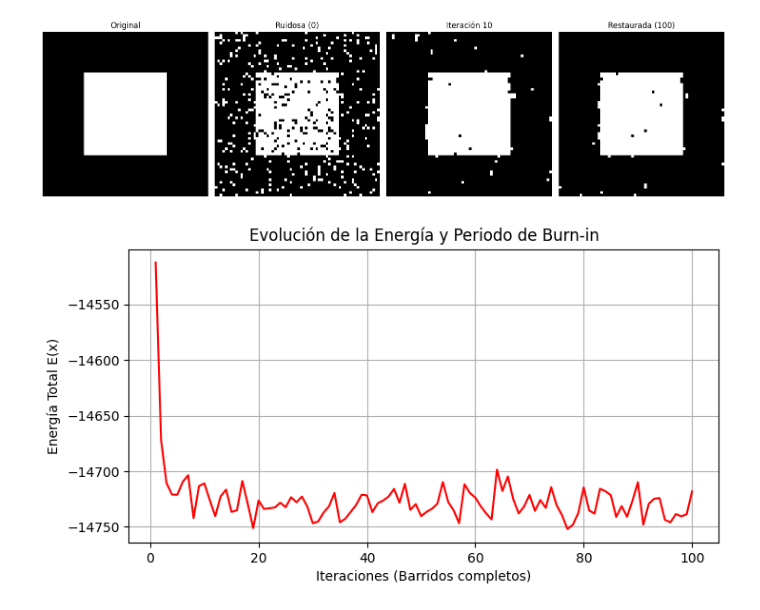
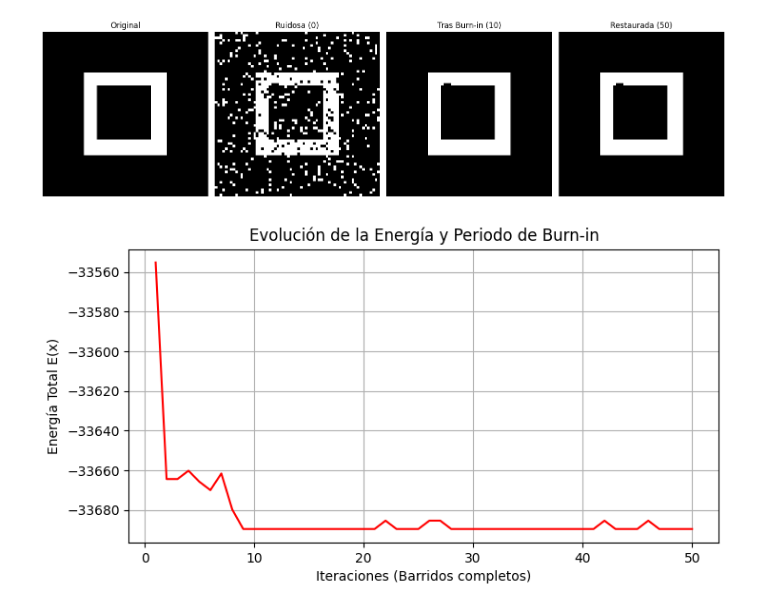
Before and after one commit to mateoveega/MCMC-MonteCarlo-TFG, a Jupyter notebook: CH_3/RADIOGRAPHY_GIBBS.ipynb, the cells around one changed output. Cells and saved outputs as stored; diff of their text form; code cells hidden in the pictures.

```diff
--- a/CH_3/RADIOGRAPHY_GIBBS.ipynb
+++ b/CH_3/RADIOGRAPHY_GIBBS.ipynb
@@ -8,10 +8,10 @@ from scipy.special import expit  # Función sigmoide (1 / (1 + exp(-x)))
 # CONFIGURACION DEL EXPERIMENTO
 
 N = 64              # Tamaño de la imagen (N x N)
-beta = 1.0          # Fuerza de interacción (suavidad)
-eta = 2.1           # Fidelidad a los datos ruidosos
+beta = 3.5          # Fuerza de interacción (suavidad)
+eta = 2.1          # Fidelidad a los datos ruidosos
 prob_ruido = 0.1    # 10% de ruido "sal y pimienta"
-iteraciones = 100
+iteraciones = 50
 # %%
 def calcular_energia(x, y, beta, eta):
     """Calcula el Hamiltoniano E(x) del sistema."""
@@ -31,14 +31,13 @@ np.random.seed(3)
 # Creamos un patrón simple (cuadrado central)
 x_true = -np.ones((N, N))
 x_true[N//4:3*N//4, N//4:3*N//4] = 1
+x_true[N//3:2*N//3, N//3:2*N//3] = -1
 
 # Aplicamos ruido "sal y pimienta": invertimos signo aleatoriamente
 y = x_true.copy()
 mascara_ruido = np.random.random((N, N)) < prob_ruido
 y[mascara_ruido] *= -1
 # %%
-# MUESTREADOR DE GIBBS
-
 np.random.seed(3)
 
 x_current = y.copy()  # Inicialización en la imagen ruidosa
@@ -49,14 +48,14 @@ for t in range(1, iteraciones + 1):
     # Barrido píxel a píxel
     for i in range(N):
         for j in range(N):
-            # Suma de vecinos inmediatos (N(i))
+            # Suma de vecinos
             vecinos = 0
             if i > 0: vecinos += x_current[i-1, j]
             if i < N-1: vecinos += x_current[i+1, j]
             if j > 0: vecinos += x_current[i, j-1]
             if j < N-1: vecinos += x_current[i, j+1]
 
-            # Cálculo de la probabilidad condicional (sigmoide)
+            # Cálculo de la probabilidad condicional
             p1 = expit(2 * beta * vecinos + 2 * eta * y[i, j])
 
             # Actualización del estado
@@ -65,36 +64,33 @@ for t in range(1, iteraciones + 1):
     # Registro de energía y capturas
     energias.append(calcular_energia(x_current, y, beta, eta))
 
-    if t in [10, 100]:
+    if t in [10, iteraciones]:
         capturas[t] = x_current.copy()
 # %%
-# VISUALIZACION DE RESULTADOS
-
-# Original y Restauración
 fig, axes = plt.subplots(1, 4, figsize=(15, 5))
-titulos = ["Original", "Ruidosa (0)", "Iteración 10", "Restaurada (100)"]
-imagenes = [x_true, capturas[0], capturas[10], capturas[100]]
+titulos = ["Original", "Ruidosa (0)", "Tras Burn-in (10)", "Restaurada (50)"]
+imagenes = [x_true, capturas[0], capturas[10], capturas[iteraciones]]
 
 for ax, img, tit in zip(axes, imagenes, titulos):
     ax.imshow(img, cmap='gray')
     ax.set_title(tit)
     ax.axis('off')
 plt.tight_layout()
 plt.savefig("RESTAURACION.pdf")
 plt.show()
 
 # Gráfica de Energía (Burn-in)
 plt.figure(figsize=(8, 4))
 plt.plot(range(1, iteraciones + 1), energias, color='red')
 plt.xlabel("Iteraciones (Barridos completos)")
 plt.ylabel("Energía Total E(x)")
 plt.title("Evolución de la Energía y Periodo de Burn-in")
 plt.grid(True)
 plt.savefig("ENERGIA.pdf")
 plt.show()
 # %% [output]
-[figure, old version]
+[figure, new version]
-[figure, old version]
+[figure, new version]
 # %%
 from google.colab import files
 files.download("RESTAURACION.pdf")
```
